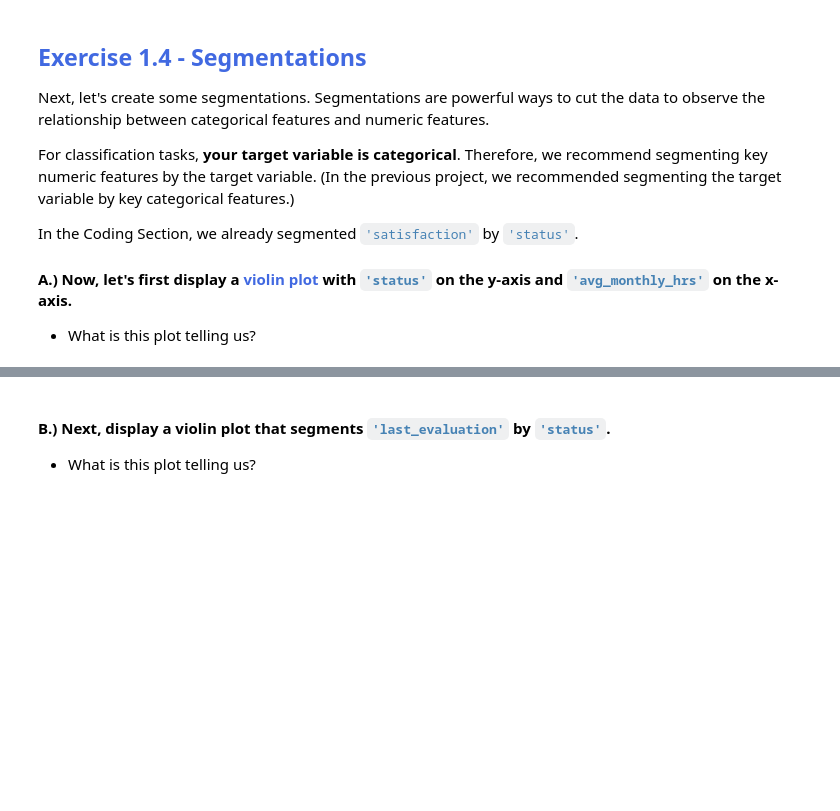
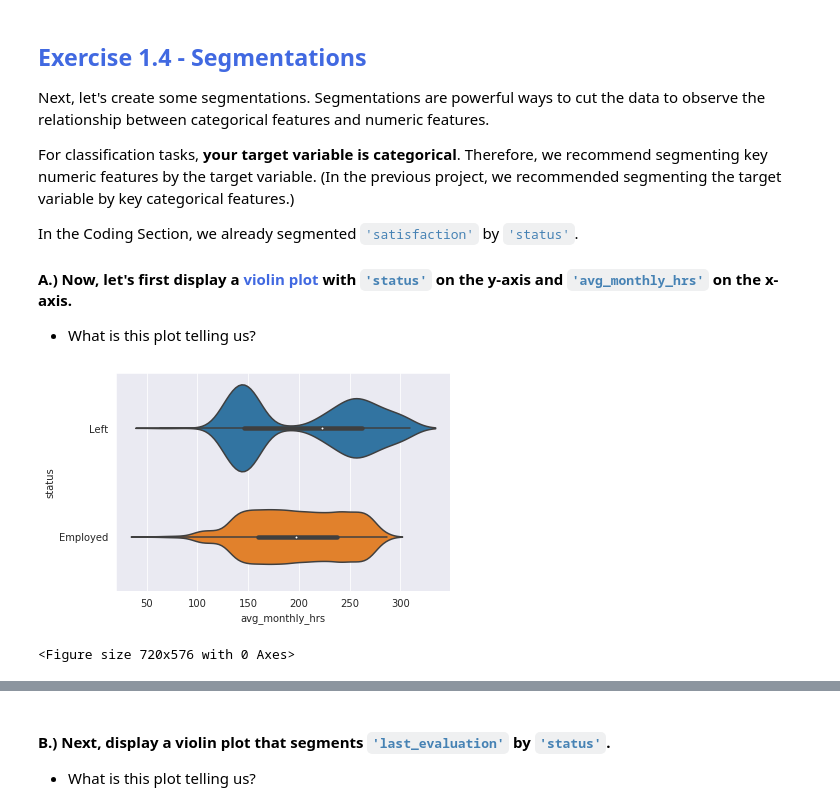
Before and after one commit to cedricsoares/elite_data_science, a Jupyter notebook: 1 - Workbook - Exploratory Analysis Plus.ipynb, the cells around one changed output, grey strips where cells are left out. Saved outputs shown, nothing was run; the diff lists cells and outputs as text; code cells hidden in the pictures; blank space fills up the shorter version.

```diff
--- a/1 - Workbook - Exploratory Analysis Plus.ipynb
+++ b/1 - Workbook - Exploratory Analysis Plus.ipynb
@@ -571,6 +653,14 @@ In the Coding Section, we already segmented <code style="color:steelblue">'satis
 
 #### A.) Now, let's first display a <span style="color:royalblue">violin plot</span> with <code style="color:steelblue">'status'</code> on the y-axis and <code style="color:steelblue">'avg_monthly_hrs'</code> on the x-axis.
 * What is this plot telling us?
+# %%
+sns.set_style('darkgrid')
+sns.violinplot(y='status', x='avg_monthly_hrs', data=df)
+plt.figure(figsize=(10,8))
+plt.show()
+# %% [output]
+[figure, added]
+<Figure size 720x576 with 0 Axes>
 # %% [markdown]
 <strong style="color:RoyalBlue">Expected output:</strong>
 <img src="embedded-picture-1">
```
Also changed, not shown: parts of 16 cells of this notebook.
